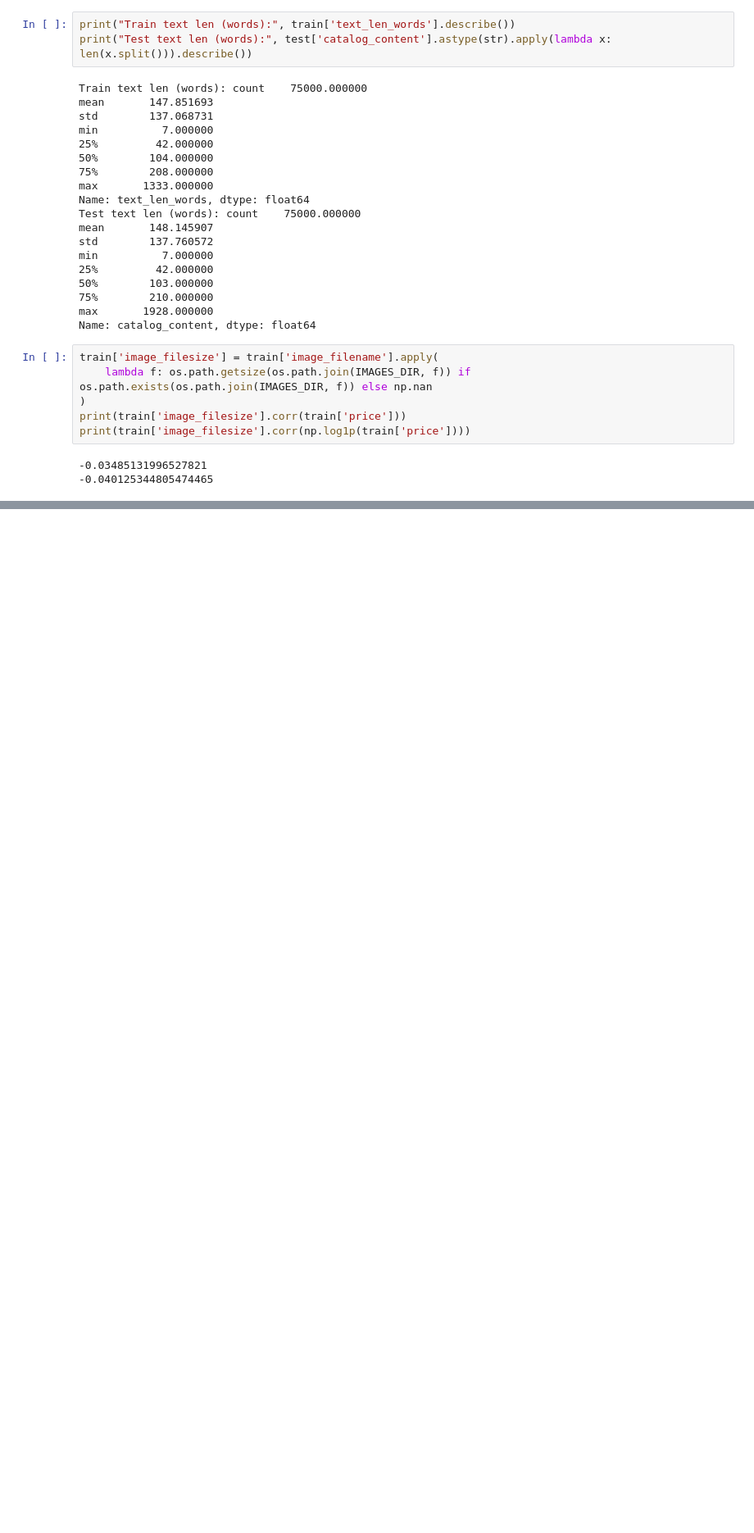
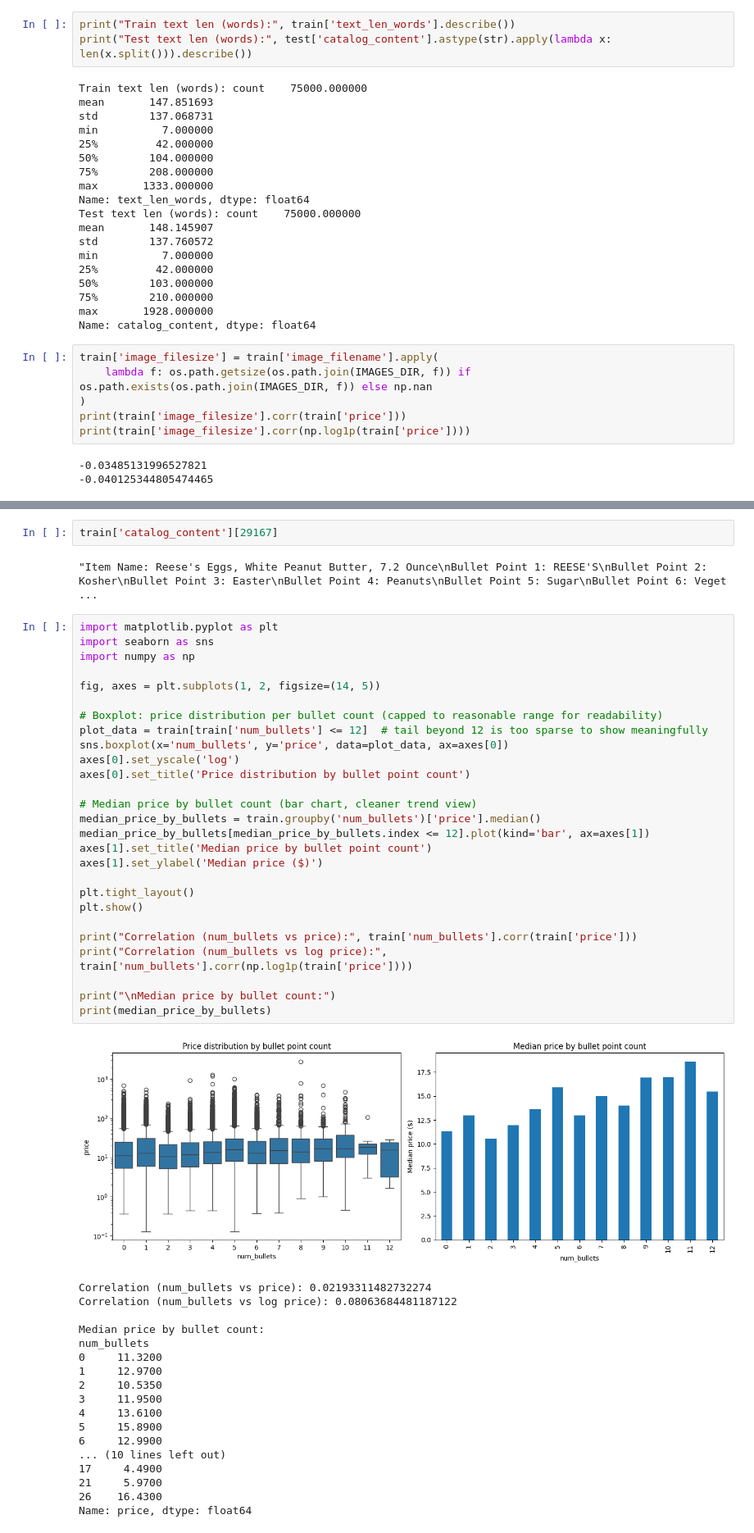
Before and after one commit to Charu-Mittal12/AMAZON-ML-CHALLANGE-2025, a Jupyter notebook: notebooks/01_eda.ipynb, the cells around one changed output, grey strips where cells are left out. Shown at 82% size. Drawn from its saved outputs; the diff is of its cells as text; blank space fills up the shorter version.

```diff
--- a/notebooks/01_eda.ipynb
+++ b/notebooks/01_eda.ipynb
@@ -329,0 +439,50 @@ print(train['image_filesize'].corr(np.log1p(train['price'])))
+# %%
+train['catalog_content'][29167]
+# %% [output]
+"Item Name: Reese's Eggs, White Peanut Butter, 7.2 Ounce\nBullet Point 1: REESE'S\nBullet Point 2: Kosher\nBullet Point 3: Easter\nBullet Point 4: Peanuts\nBullet Point 5: Sugar\nBullet Point 6: Veget ...
+# %%
+import matplotlib.pyplot as plt
+import seaborn as sns
+import numpy as np
+
+fig, axes = plt.subplots(1, 2, figsize=(14, 5))
+
+# Boxplot: price distribution per bullet count (capped to reasonable range for readability)
+plot_data = train[train['num_bullets'] <= 12]  # tail beyond 12 is too sparse to show meaningfully
+sns.boxplot(x='num_bullets', y='price', data=plot_data, ax=axes[0])
+axes[0].set_yscale('log')
+axes[0].set_title('Price distribution by bullet point count')
+
+# Median price by bullet count (bar chart, cleaner trend view)
+median_price_by_bullets = train.groupby('num_bullets')['price'].median()
+median_price_by_bullets[median_price_by_bullets.index <= 12].plot(kind='bar', ax=axes[1])
+axes[1].set_title('Median price by bullet point count')
+axes[1].set_ylabel('Median price ($)')
+
+plt.tight_layout()
+plt.show()
+
+print("Correlation (num_bullets vs price):", train['num_bullets'].corr(train['price']))
+print("Correlation (num_bullets vs log price):", train['num_bullets'].corr(np.log1p(train['price'])))
+
+print("\nMedian price by bullet count:")
+print(median_price_by_bullets)
+# %% [output]
+[figure, added]
+Correlation (num_bullets vs price): 0.02193311482732274
+Correlation (num_bullets vs log price): 0.08063684481187122
+
+Median price by bullet count:
+num_bullets
+0     11.3200
+1     12.9700
+2     10.5350
+3     11.9500
+4     13.6100
+5     15.8900
+6     12.9900
+... (10 lines left out)
+17     4.4900
+21     5.9700
+26    16.4300
+Name: price, dtype: float64
```
Also changed, not shown: parts of 10 cells of this notebook.
